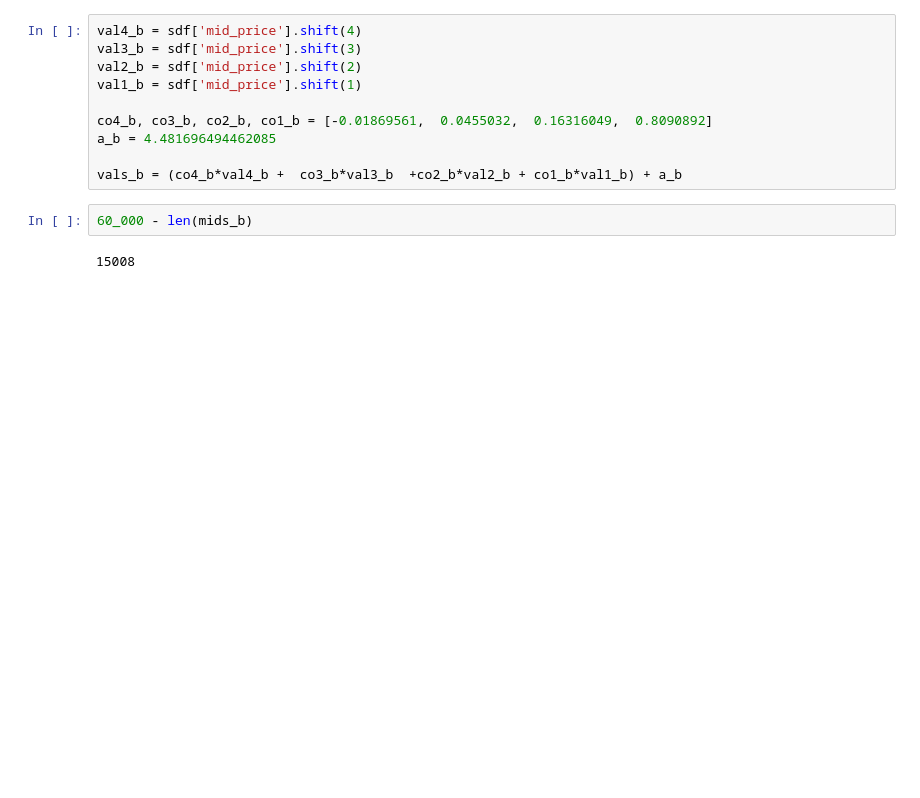
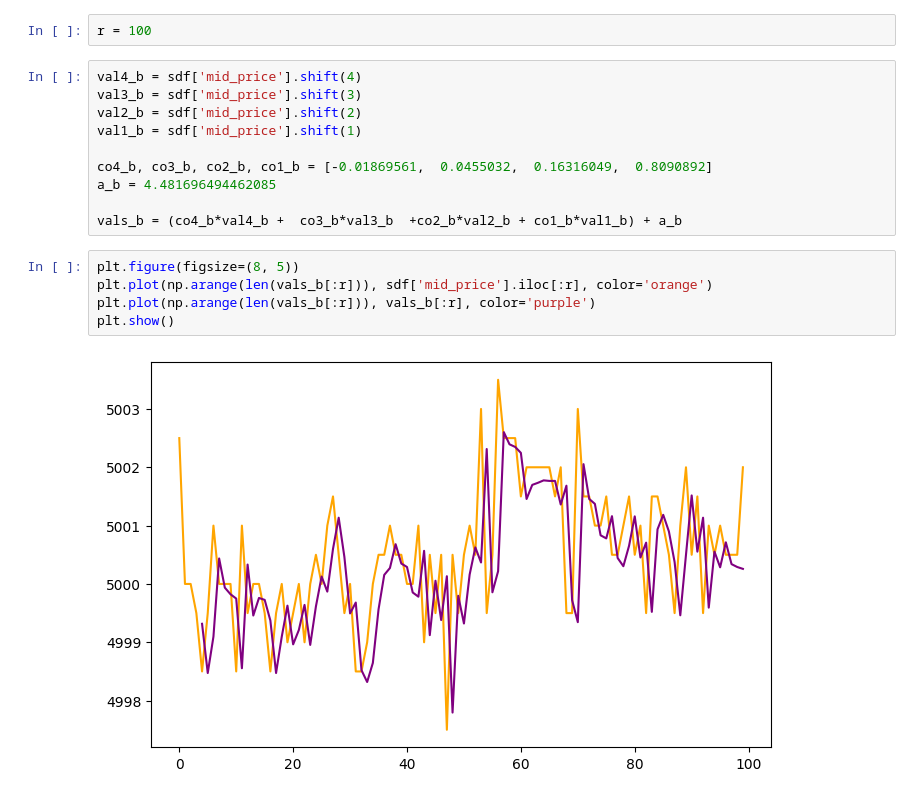
Before and after one commit to felixpoirier1/Prosperity, a Jupyter notebook: test.ipynb, the cells around one changed output. Drawn from its saved outputs; the diff is of its cells as text; blank space fills up the shorter version.

```diff
--- a/test.ipynb
+++ b/test.ipynb
@@ -514,3 +664,5 @@ mid_diffs_b[mid_diffs_b != 0].std()
+# %%
+r = 100
 # %%
 val4_b = sdf['mid_price'].shift(4)
 val3_b = sdf['mid_price'].shift(3)
@@ -521,7 +673,10 @@ co4_b, co3_b, co2_b, co1_b = [-0.01869561,  0.0455032,  0.16316049,  0.8090892]
 a_b = 4.481696494462085
 
 vals_b = (co4_b*val4_b +  co3_b*val3_b  +co2_b*val2_b + co1_b*val1_b) + a_b
-# %%
-60_000 - len(mids_b)
-# %% [output]
-15008
+# %%
+plt.figure(figsize=(8, 5))
+plt.plot(np.arange(len(vals_b[:r])), sdf['mid_price'].iloc[:r], color='orange')
+plt.plot(np.arange(len(vals_b[:r])), vals_b[:r], color='purple')
+plt.show()
+# %% [output]
+[figure, added]
```
Also changed, not shown: parts of 30 cells of this notebook, 1 other file.
